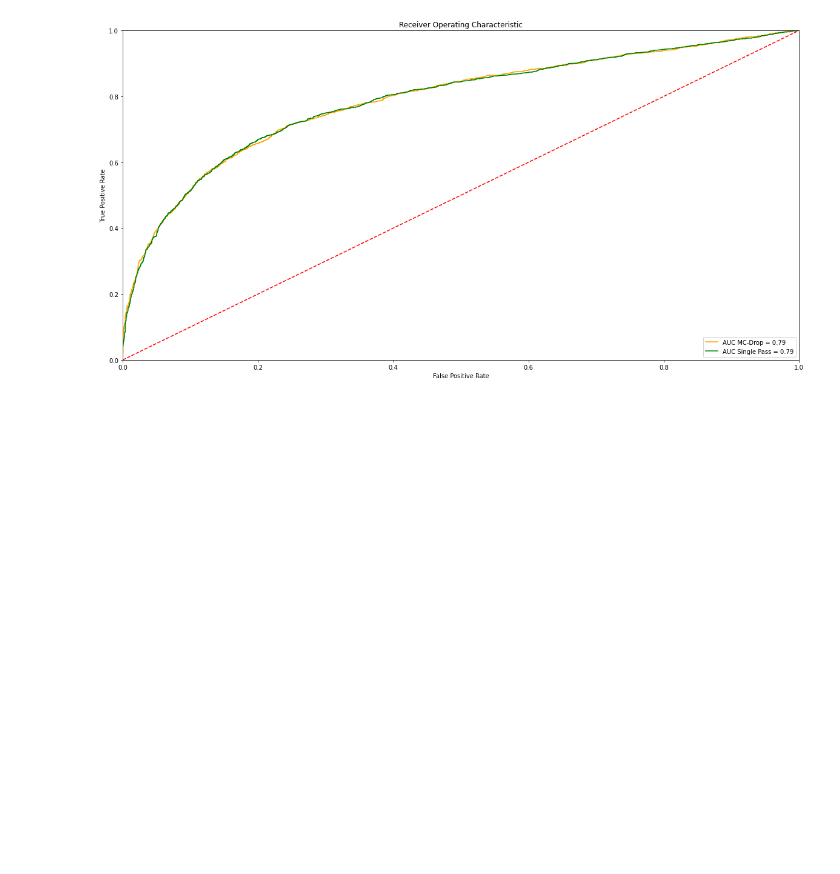
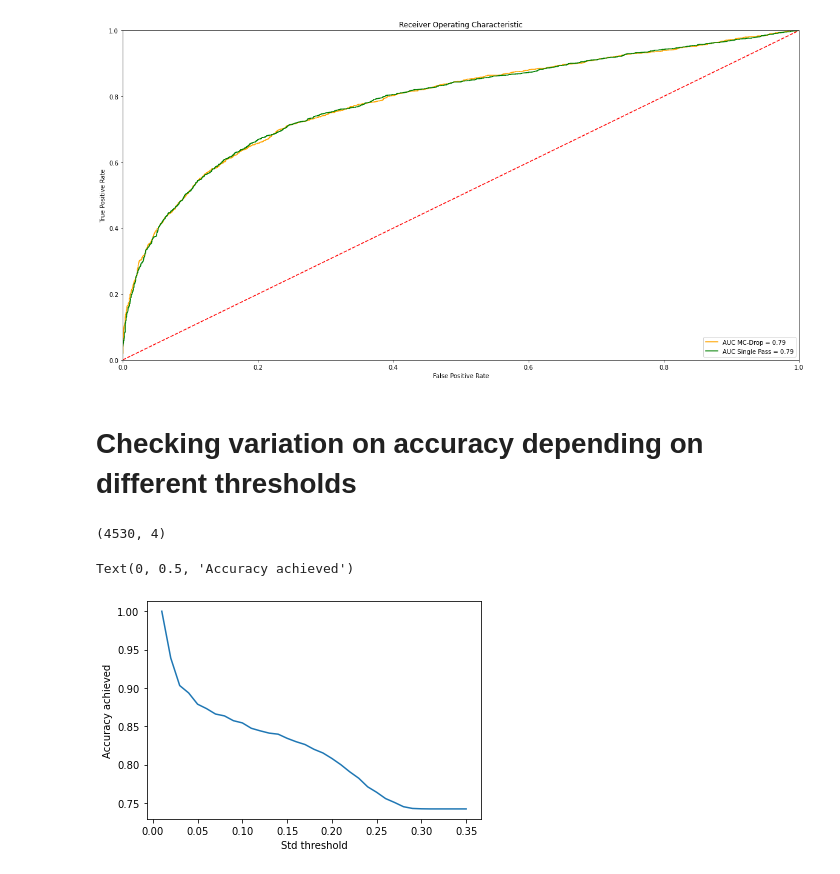
Before and after one commit to tighu20/adni_phenotypes, a Jupyter notebook: results/NACC_Results.ipynb, the cells around one changed output. Saved outputs shown, nothing was run; the diff lists cells and outputs as text; code cells hidden in the pictures; blank space fills up the shorter version.

```diff
--- a/results/NACC_Results.ipynb
+++ b/results/NACC_Results.ipynb
@@ -102,5 +102,6 @@ binary_df
 | 999854 | 0.059894 | 0.057970 | Control |
 4530 rows × 3 columns
 # %%
-1 - LabelEncoder().fit_transform(binary_df['diagnosis'])
+binary_df = binary_df.assign(diagnosis_bin =1 - LabelEncoder().fit_transform(binary_df['diagnosis'].copy()))
+binary_df
 # %% [output]
@@ -148,3 +162,5 @@ plt.show()
 plt.close()
 # %% [output]
 [figure]
+# %% [markdown]
+# Checking variation on accuracy depending on different thresholds
@@ -150,0 +175,24 @@ plt.close()
+# %%
+tmp_df.shape
+# %% [output]
+(4530, 4)
+# %%
+accs = []
+f1s = []
+people = []
+for std_val in np.arange(0.01, 0.36, 0.01):
+    tmp_df = binary_df.loc[binary_df['std'] < std_val, :]
+    probs = tmp_df['mean'].values
+    probs[probs < 0.5] = 0
+    probs[probs > 0.5] = 1
+
+    accs.append(metrics.accuracy_score(tmp_df['diagnosis_bin'].values, probs))
+    f1s.append(metrics.f1_score(tmp_df['diagnosis_bin'].values, probs))
+    people.append(tmp_df.shape[0])
+# %%
+plt.plot(np.arange(0.01, 0.36, 0.01), accs)
+plt.xlabel('Std threshold')
+plt.ylabel('Accuracy achieved')
+# %% [output]
+Text(0, 0.5, 'Accuracy achieved')
+[figure, added]
```
Also changed, not shown: parts of 9 cells of this notebook.
